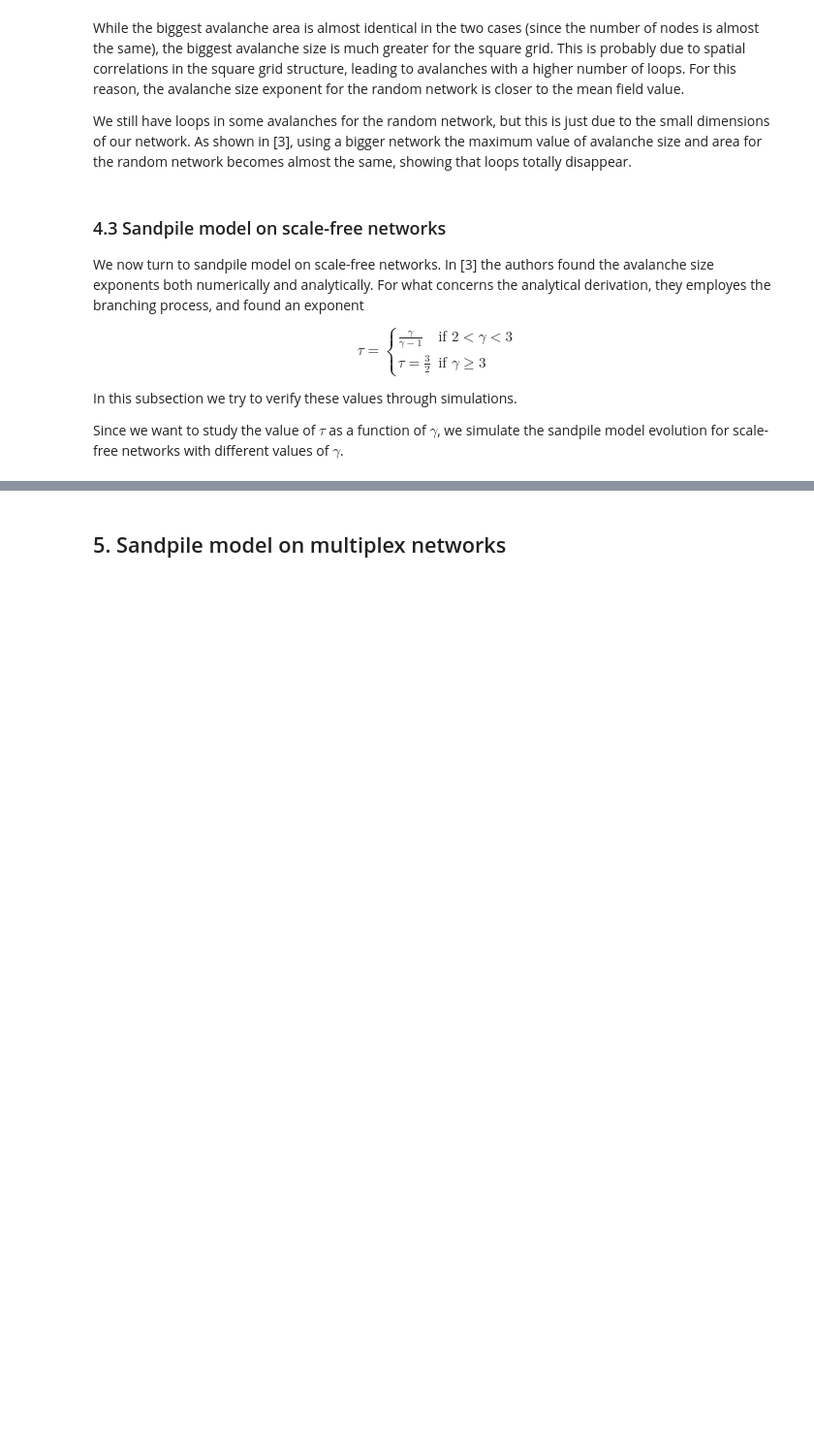
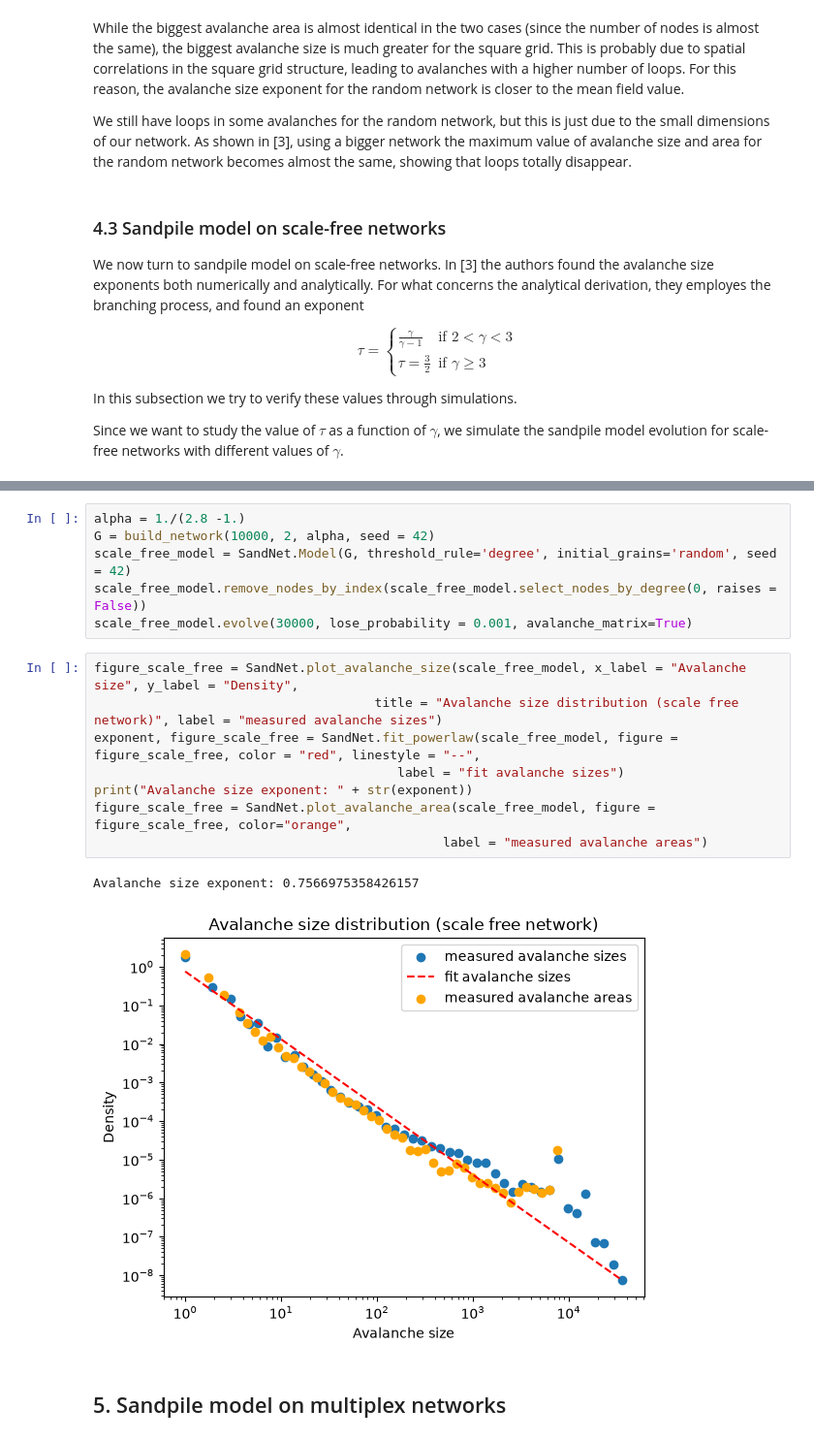
Before and after one commit to riccardo03-maker/SOC_on_networks, a Jupyter notebook: project_notebook.ipynb, the cells around one changed output, grey strips where cells are left out. Shown at 97% size. Saved outputs shown, nothing was run; the diff lists cells and outputs as text; blank space fills up the shorter version.

```diff
--- a/project_notebook.ipynb
+++ b/project_notebook.ipynb
@@ -267,6 +282,23 @@ P(s) \propto s^{-\tau}f\left(\frac{s}{s_c}\right)
 where $s_c$ is the characteristic size of avalanches, which depends on the dimension of the network, and $f(x)$ is a function which is almost constant for $x << 1$ and goes rapidly to 0 for $x >> 1$.
 
 This correction becomes more and more important as the size of the network decreases. So, due to finite size effects, in [3] the exponents obtained through simulations are not exactly equal to those obtained through the branching process. Moreover, since in our simulations we use a smaller network, finite size effects are more relevant in our simulations and give higher values of avalanche size exponents.
+# %%
+alpha = 1./(2.8 -1.)
+G = build_network(10000, 2, alpha, seed = 42)
+scale_free_model = SandNet.Model(G, threshold_rule='degree', initial_grains='random', seed = 42)
+scale_free_model.remove_nodes_by_index(scale_free_model.select_nodes_by_degree(0, raises = False))
+scale_free_model.evolve(30000, lose_probability = 0.001, avalanche_matrix=True)
+# %%
+figure_scale_free = SandNet.plot_avalanche_size(scale_free_model, x_label = "Avalanche size", y_label = "Density",
+                                     title = "Avalanche size distribution (scale free network)", label = "measured avalanche sizes")
+exponent, figure_scale_free = SandNet.fit_powerlaw(scale_free_model, figure = figure_scale_free, color = "red", linestyle = "--",
+                                        label = "fit avalanche sizes")
+print("Avalanche size exponent: " + str(exponent))
+figure_scale_free = SandNet.plot_avalanche_area(scale_free_model, figure = figure_scale_free, color="orange",
+                                              label = "measured avalanche areas")
+# %% [output]
+Avalanche size exponent: 0.7566975358426157
+[figure, added]
 # %% [markdown]
 ## 5. Sandpile model on multiplex networks
 # %% [markdown]
```
Also changed, not shown: parts of 3 cells of this notebook, 7 other files.
